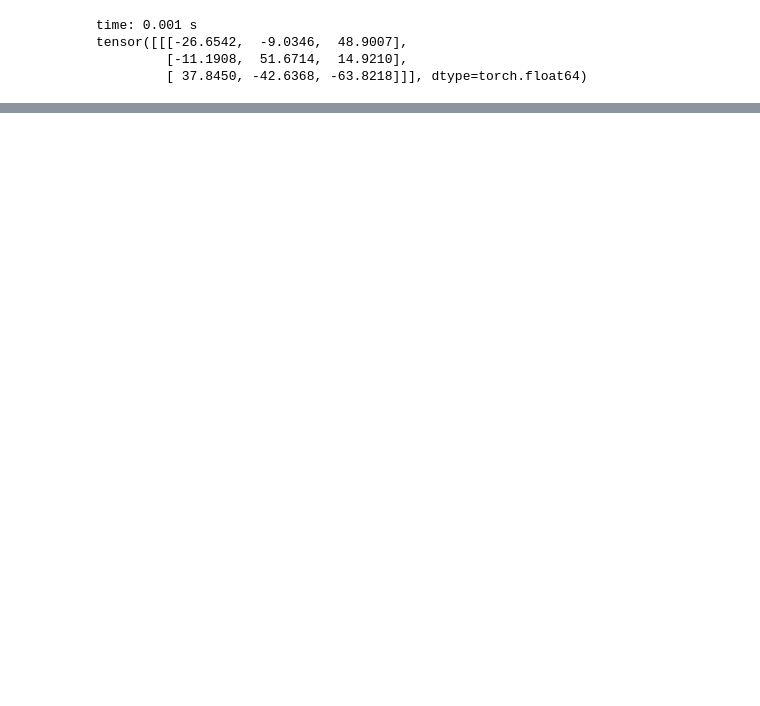
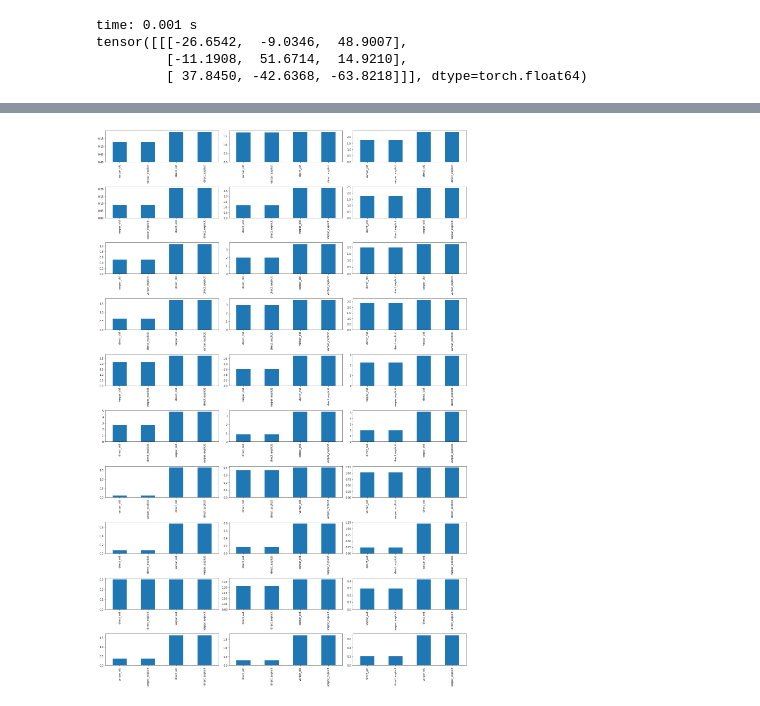
Before and after one commit to crispitagorico/sigkernel, a Jupyter notebook: notebooks/test_gradients.ipynb, the cells around one changed output, grey strips where cells are left out. Drawn from its saved outputs; the diff is of its cells as text; code cells hidden in the pictures; blank space fills up the shorter version.

Commit message:
test gradients

```diff
--- a/notebooks/test_gradients.ipynb
+++ b/notebooks/test_gradients.ipynb
@@ -109,0 +156,17 @@ tensor([[[-26.6542,  -9.0346,  48.9007],
+# %%
+fig, ax = plt.subplots(m,d,figsize=(3*m,10*d))
+
+
+for i in range(m):
+    for j in range(d):
+        ax[i][j].plot([e[0][i][j] for e in grad_direct_old],label='direct-old',color='blue')
+        ax[i][j].plot([e[0][i][j] for e in grad_direct_explicit],label='direct-explicit',color='blue',ls='--')
+        ax[i][j].plot([e[0][i][j] for e in grad_varpar_old],label='var_par-old',color='red')
+        ax[i][j].plot([e[0][i][j] for e in grad_varpar_explicit],label='var_par-explicit',color='red',ls='--')
+        ax[i][j].legend()
+plt.show()
+
+plt.plot([e for e in direct_old],label='old',color='orange')
+plt.plot([e for e in direct_explicit],label='explicit',color='orange',ls='--')
+plt.legend()
+plt.show()
@@ -109,0 +176,22 @@ tensor([[[-26.6542,  -9.0346,  48.9007],
+# %%
+
+gradients = [[[] for i in range(d)] for j in range(m)]
+for i in range(m):
+    for j in range(d):
+        gradients[i][j]={'direct_old':[e[0][i][j] for e in grad_direct_old], 'direct_explicit':[e[0][i][j] for e in grad_direct_old], 'varpar_old':[e[0][i][j] for e in grad_varpar_old],'varpar_explicit':[e[0][i][j] for e in grad_varpar_explicit]}
+
+dataframes = [[[] for i in range(d)] for j in range(m)]
+for i in range(m):
+    for j in range(d):
+        dataframes[i][j]=pd.DataFrame(data=gradients[i][j])
+# %%
+fig, ax = plt.subplots(m,d,figsize=(2*m,10*d))
+
+for i in range(m):
+    for j in range(d):
+        data = dataframes[i][j].iloc[0]-dataframes[i][j].iloc[-1].direct_old
+        data = data.abs().sort_values()
+        data.plot(kind='bar',ax=ax[i][j])
+plt.tight_layout()
+# %% [output]
+[figure, added]
```
Also changed, not shown: parts of 10 cells of this notebook, 5 other files.
